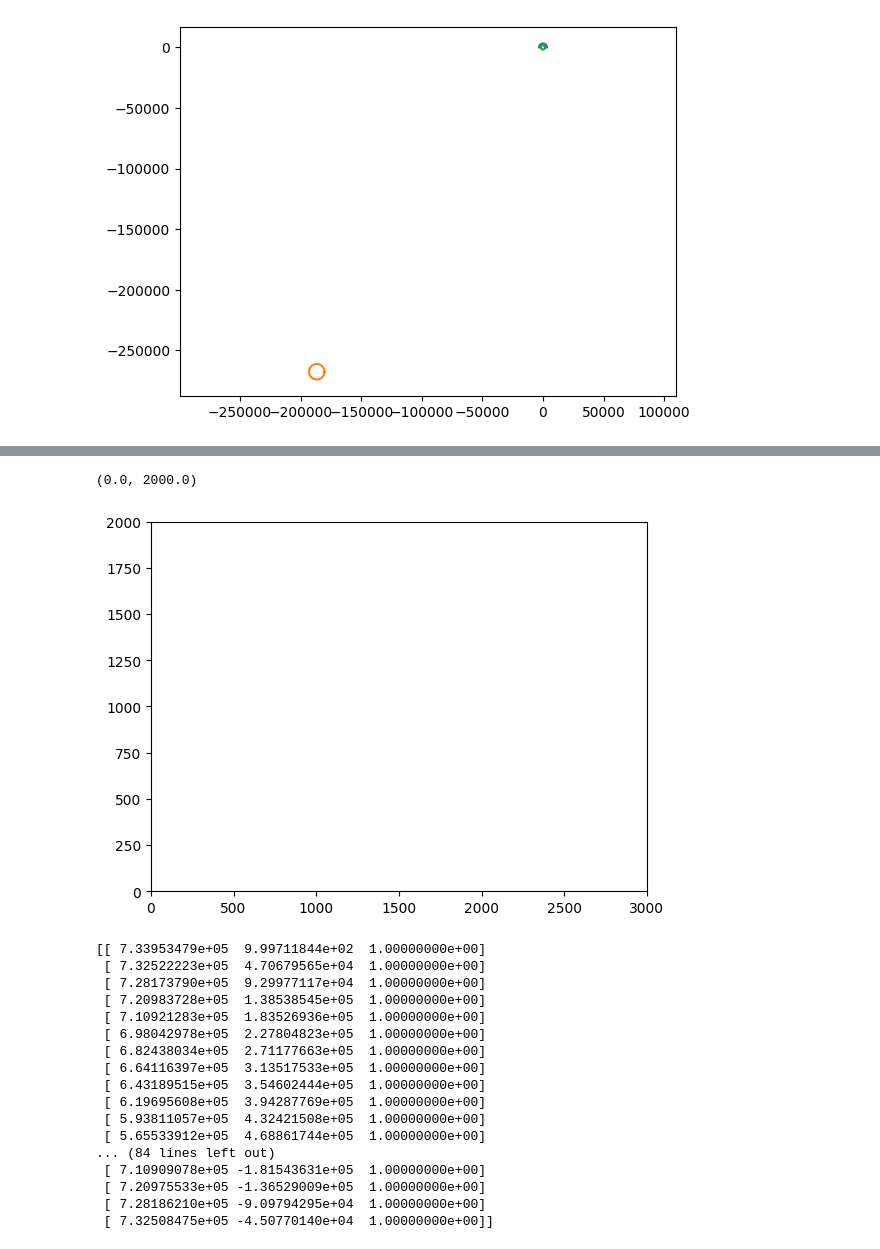
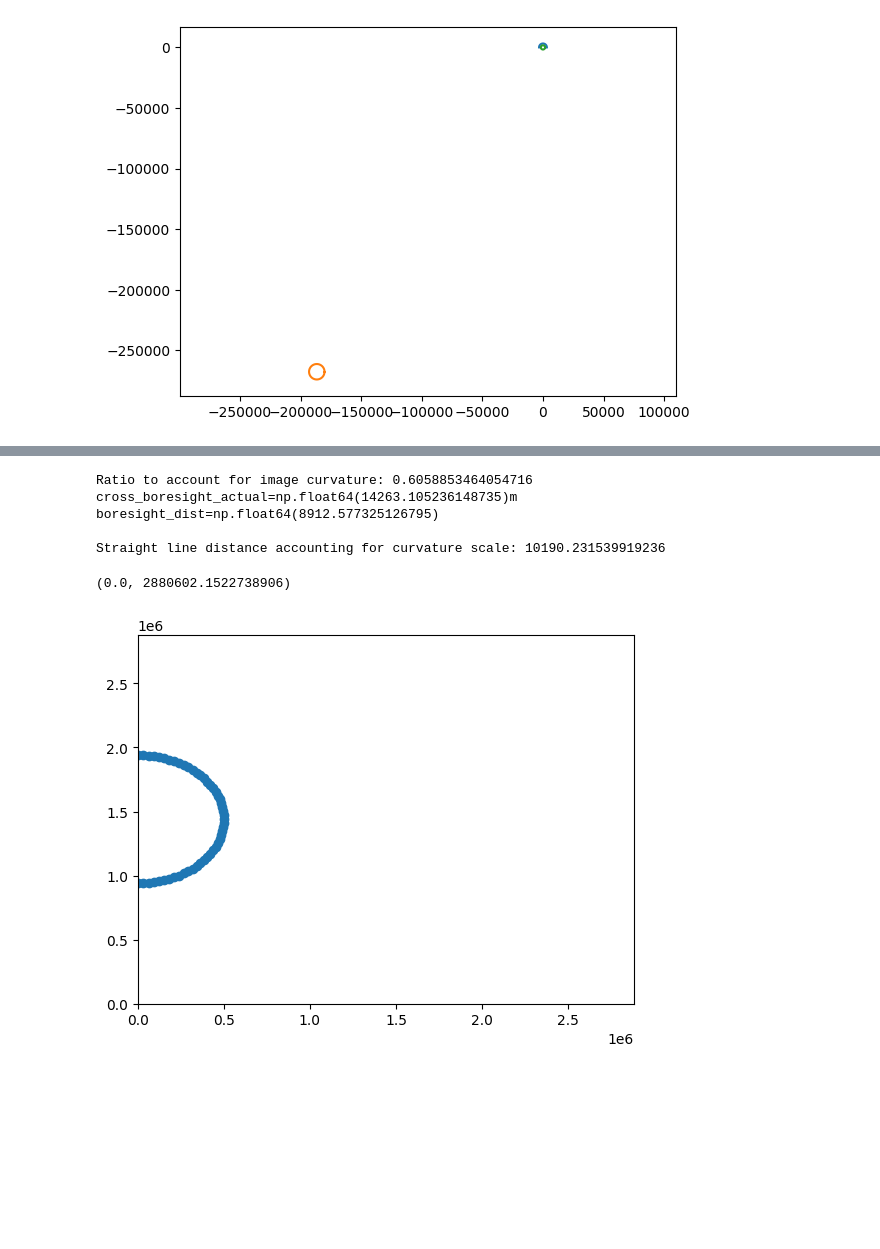
Before and after one commit to colin-skinner/horizon-op-nav, a Jupyter notebook: playground.ipynb, the cells around one changed output, grey strips where cells are left out. Cells and saved outputs as stored; diff of their text form; code cells hidden in the pictures; blank space fills up the shorter version.

```diff
--- a/playground.ipynb
+++ b/playground.ipynb
@@ -145,10 +176,38 @@ Apparent radius on image plane: 0.07339737459612491m = 733973.7459612492px
 # %%
-ratio = 675/np.sqrt()
+apparent_radius_px = 500000
+ratio = apparent_radius_px / half_frame_pixels[0]
+curvature_scale = 2*np.sin(max_angle/2) / np.tan(max_angle)
+
+
+cross_boresight = a / ratio
+cross_boresight_actual = cross_boresight / curvature_scale
+boresight_dist = cross_boresight_actual / np.tan(max_angle)
+boresight_dist = cross_boresight / 2 / np.sin(max_angle/2)
+
+actual_dist = norm((cross_boresight_actual, boresight_dist))
+
+print(f"Ratio to account for image curvature: {curvature_scale}")
+print(f"{cross_boresight_actual=}m")
+print(f"{boresight_dist=}\n")
+print(f"Straight line distance accounting for curvature scale: {actual_dist * curvature_scale}")
+
+# actual_x = boresight_dist * np.sin(max_angle)
+# print(f"{actual_dist=}")
+# 0.6718672738
+
+
+# [-7.75432373e+03  1.16143593e-02  1.04143585e+04]
+# %% [output]
+Ratio to account for image curvature: 0.6058853464054716
+cross_boresight_actual=np.float64(14263.105236148735)m
+boresight_dist=np.float64(8912.577325126795)
+
+Straight line distance accounting for curvature scale: 10190.231539919236
 # %%
 # 5000 km away
 # body_points = circle_points(apparent_radius_px, position=frame_pixels/2)
 # body_points = circle_points(apparent_radius_px, position=(0,0))
-body_points = circle_points(apparent_radius_px, position=(0,frame_pixels[1]/2))
+body_points = circle_points(apparent_radius_px, position=(0,half_frame_pixels[0]))
 
 N = 100
 u_points = np.vstack((np.array(body_points), np.ones((100)))).T
@@ -165,36 +224,18 @@ u_noise = np.array([v + noise(R) for v in u_points])
 
 # Makes sure it is in frame
 u_in_frame = np.array([v + noise(R) for v in u_points
-                       if v[0] > 0 and v[0] < frame_pixels[0]
-                       and v[1] > 0 and v[1] < frame_pixels[1]])
+                       if v[0] > 0 and v[0] < half_frame_pixels[0]*2
+                       and v[1] > 0 and v[1] < half_frame_pixels[1]*2])
 u_in_frame = u_noise
 # %%
 plt.scatter(u_in_frame[:,0], u_in_frame[:,1])
-plt.xlim((0, 3000))
-plt.ylim((0, 2000))
+plt.xlim((0, 2*half_frame_pixels[0]))
+plt.ylim((0, 2*half_frame_pixels[1]))
 # %% [output]
-(0.0, 2000.0)
+(0.0, 2880602.1522738906)
-[figure, old version]
+[figure, new version]
 # %%
-print(u_in_frame)
+# print(u_in_frame)
-# %% [output]
-[[ 7.33953479e+05  9.99711844e+02  1.00000000e+00]
- [ 7.32522223e+05  4.70679565e+04  1.00000000e+00]
- [ 7.28173790e+05  9.29977117e+04  1.00000000e+00]
- [ 7.20983728e+05  1.38538545e+05  1.00000000e+00]
- [ 7.10921283e+05  1.83526936e+05  1.00000000e+00]
- [ 6.98042978e+05  2.27804823e+05  1.00000000e+00]
- [ 6.82438034e+05  2.71177663e+05  1.00000000e+00]
- [ 6.64116397e+05  3.13517533e+05  1.00000000e+00]
- [ 6.43189515e+05  3.54602444e+05  1.00000000e+00]
- [ 6.19695608e+05  3.94287769e+05  1.00000000e+00]
- [ 5.93811057e+05  4.32421508e+05  1.00000000e+00]
- [ 5.65533912e+05  4.68861744e+05  1.00000000e+00]
-... (84 lines left out)
- [ 7.10909078e+05 -1.81543631e+05  1.00000000e+00]
- [ 7.20975533e+05 -1.36529009e+05  1.00000000e+00]
- [ 7.28186210e+05 -9.09794295e+04  1.00000000e+00]
- [ 7.32508475e+05 -4.50770140e+04  1.00000000e+00]]
 # %%
 cr_alg = ChristianRobinson(K_inv, a, b, c)
 # %%
```
Also changed, not shown: parts of 8 cells of this notebook, 1 other file.
